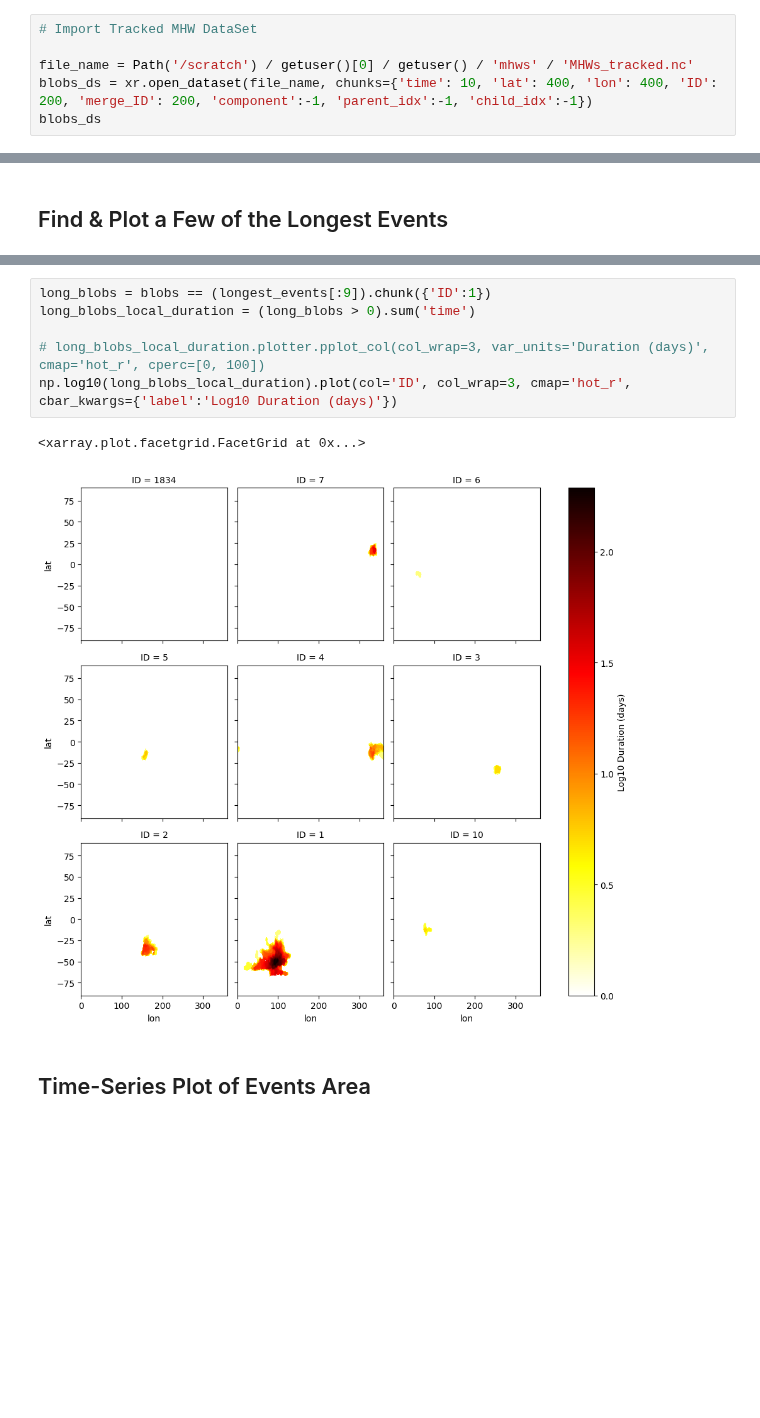
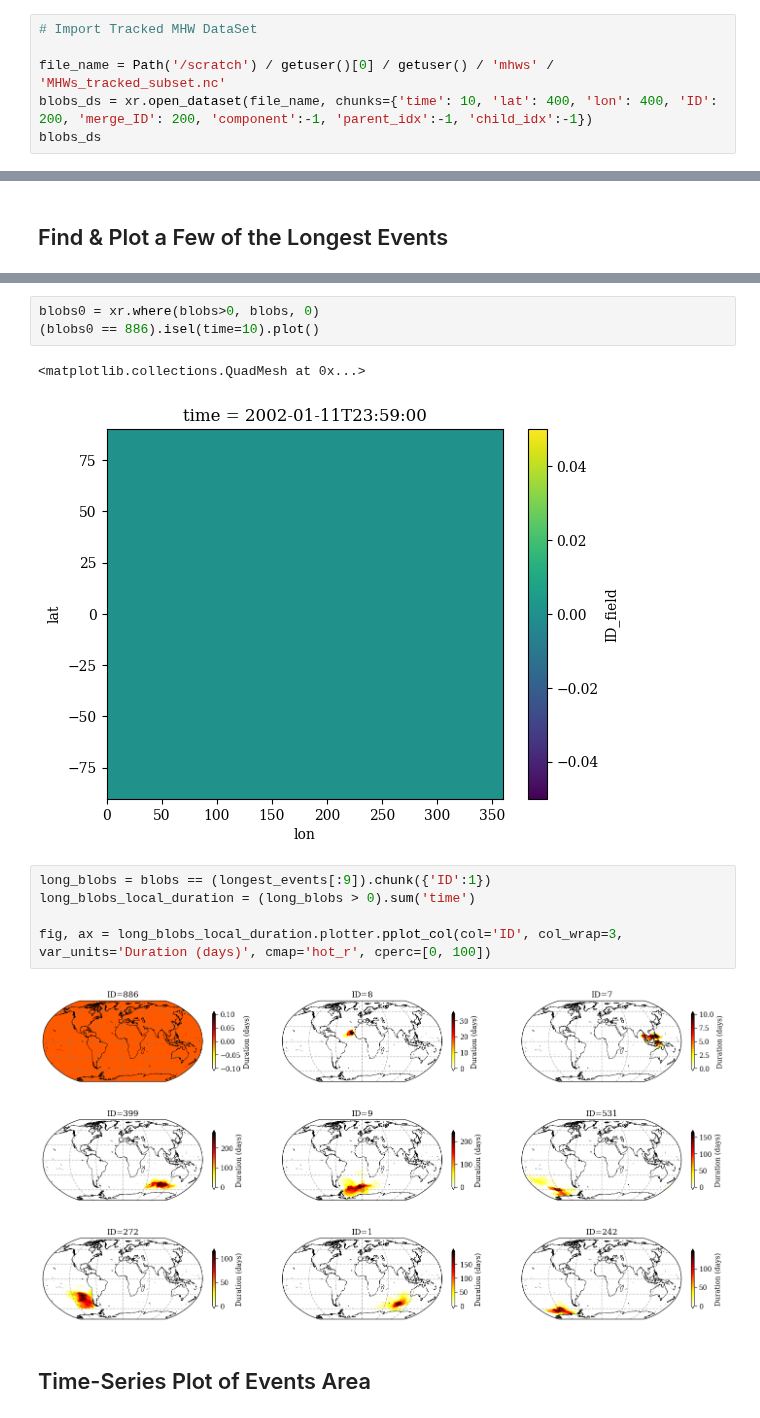
Before and after one commit to wienkers/spot_the_blOb, a Jupyter notebook: notebooks/03_visualise_events.ipynb, the cells around one changed output, grey strips where cells are left out. Drawn from its saved outputs; the diff is of its cells as text; blank space fills up the shorter version.

```diff
--- a/notebooks/03_visualise_events.ipynb
+++ b/notebooks/03_visualise_events.ipynb
@@ -25,7 +25,7 @@ Dashboard Link: localhost:43955/status
 # %%
 # Import Tracked MHW DataSet
 
-file_name = Path('/scratch') / getuser()[0] / getuser() / 'mhws' / 'MHWs_tracked.nc'
+file_name = Path('/scratch') / getuser()[0] / getuser() / 'mhws' / 'MHWs_tracked_subset.nc'
 blobs_ds = xr.open_dataset(file_name, chunks={'time': 10, 'lat': 400, 'lon': 400, 'ID': 200, 'merge_ID': 200, 'component':-1, 'parent_idx':-1, 'child_idx':-1})
 blobs_ds
 # %% [output]
@@ -122,12 +130,16 @@ ID: 9, Start Day: 2002-01-02, Duration: 1997 days
+# %%
+blobs0 = xr.where(blobs>0, blobs, 0)
+(blobs0 == 886).isel(time=10).plot()
+# %% [output]
+<matplotlib.collections.QuadMesh at 0x...>
+[figure, added]
 # %%
 long_blobs = blobs == (longest_events[:9]).chunk({'ID':1})
 long_blobs_local_duration = (long_blobs > 0).sum('time')
 
-# long_blobs_local_duration.plotter.pplot_col(col_wrap=3, var_units='Duration (days)', cmap='hot_r', cperc=[0, 100])
-np.log10(long_blobs_local_duration).plot(col='ID', col_wrap=3, cmap='hot_r', cbar_kwargs={'label':'Log10 Duration (days)'})
+fig, ax = long_blobs_local_duration.plotter.pplot_col(col='ID', col_wrap=3, var_units='Duration (days)', cmap='hot_r', cperc=[0, 100])
 # %% [output]
-<xarray.plot.facetgrid.FacetGrid at 0x...>
-[figure, old version]
+[figure, new version]
 # %% [markdown]
 ## Time-Series Plot of Events Area
 # %%
```
Also changed, not shown: parts of 11 cells of this notebook, 4 other files.
